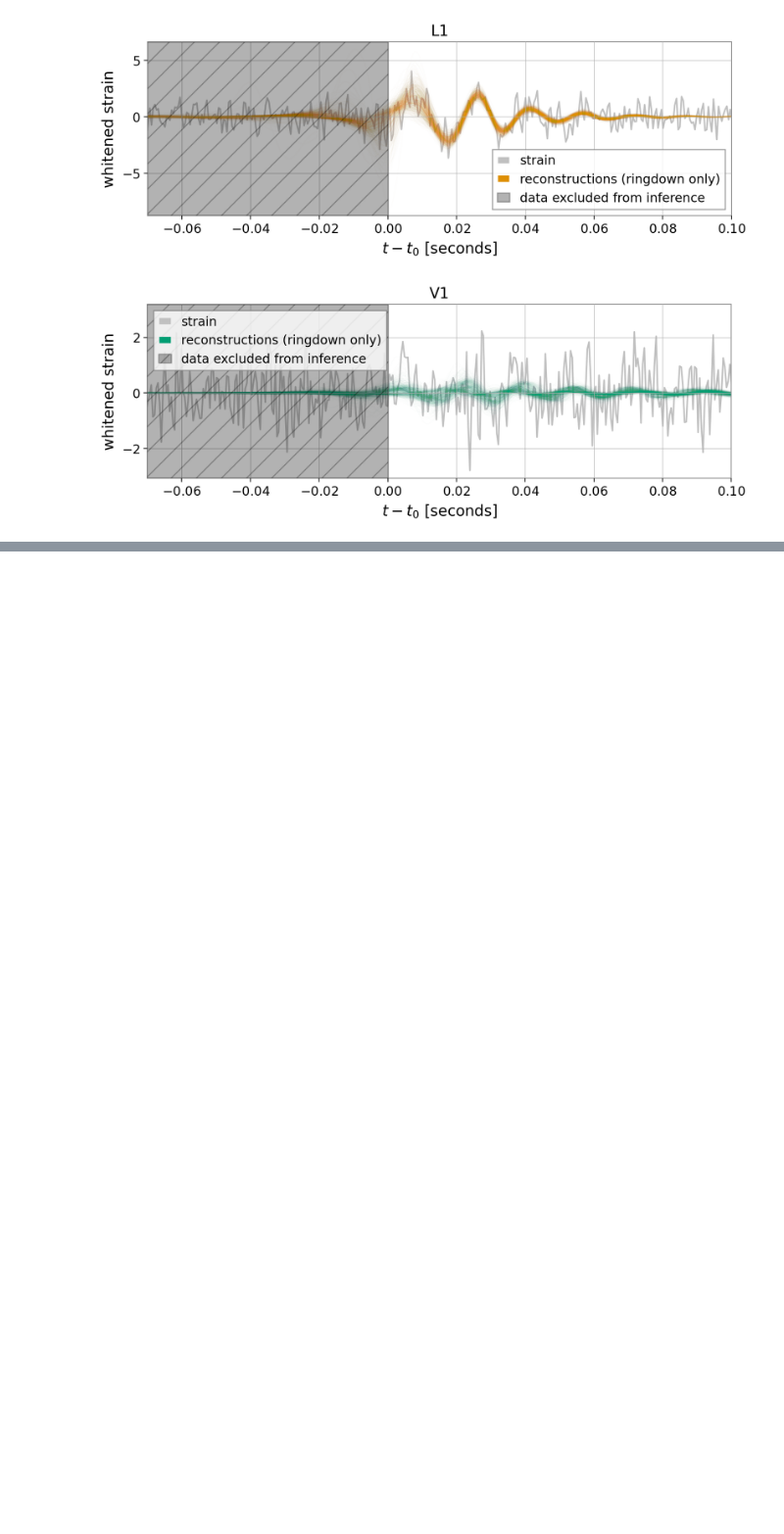
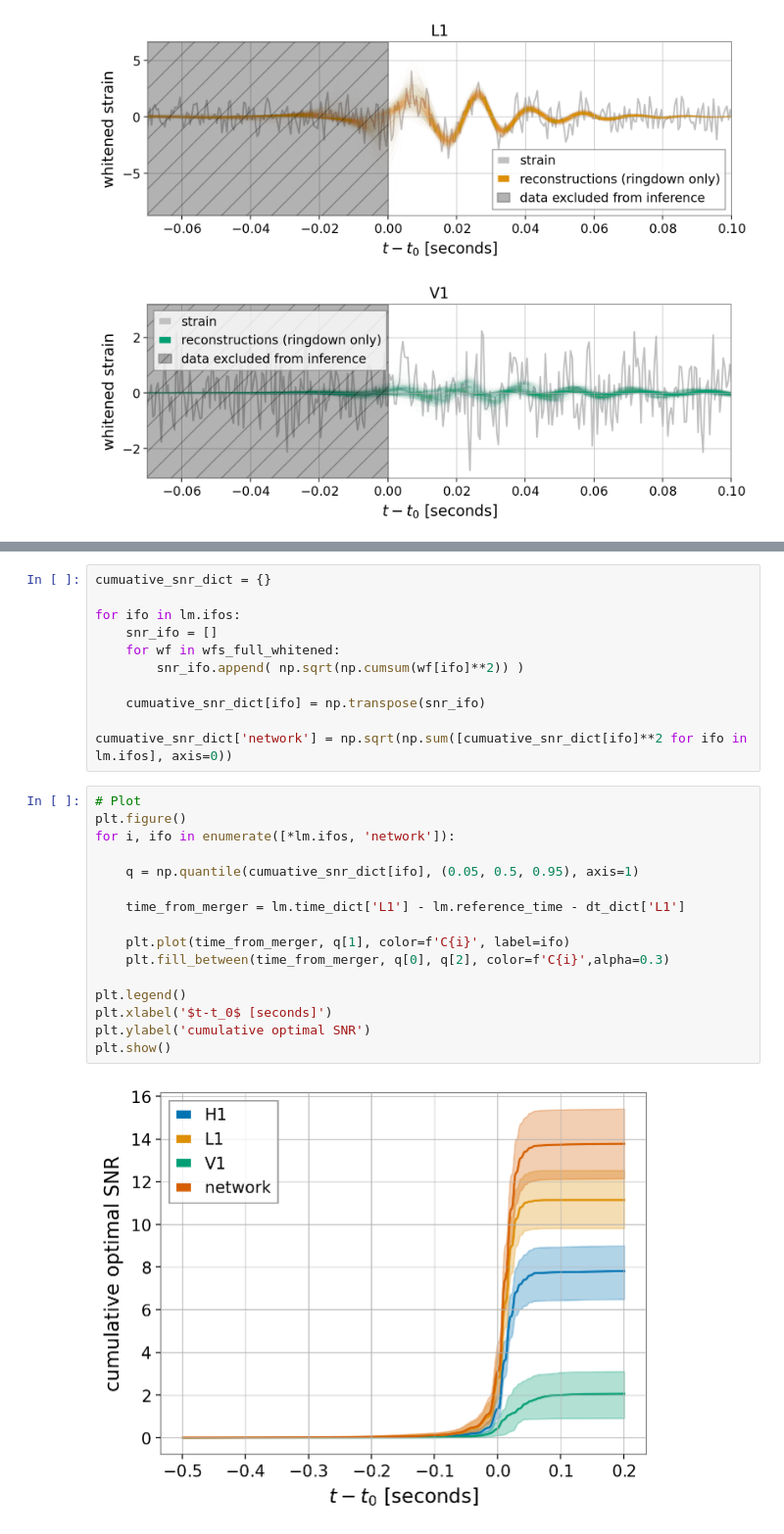
Before and after one commit to simonajmiller/tdinf, a Jupyter notebook: examples/GW190521/GW190521_plot_results.ipynb, the cells around one changed output, grey strips where cells are left out. Shown at 98% size. Saved outputs shown, nothing was run; the diff lists cells and outputs as text; blank space fills up the shorter version.

```diff
--- a/examples/GW190521/GW190521_plot_results.ipynb
+++ b/examples/GW190521/GW190521_plot_results.ipynb
@@ -147,0 +194,29 @@ for i, ifo in enumerate(lm.ifos):
+# %%
+cumuative_snr_dict = {}
+
+for ifo in lm.ifos:
+    snr_ifo = []
+    for wf in wfs_full_whitened:
+        snr_ifo.append( np.sqrt(np.cumsum(wf[ifo]**2)) )
+
+    cumuative_snr_dict[ifo] = np.transpose(snr_ifo)
+
+cumuative_snr_dict['network'] = np.sqrt(np.sum([cumuative_snr_dict[ifo]**2 for ifo in lm.ifos], axis=0))
+# %%
+# Plot
+plt.figure()
+for i, ifo in enumerate([*lm.ifos, 'network']):
+
+    q = np.quantile(cumuative_snr_dict[ifo], (0.05, 0.5, 0.95), axis=1)
+
+    time_from_merger = lm.time_dict['L1'] - lm.reference_time - dt_dict['L1']
+
+    plt.plot(time_from_merger, q[1], color=f'C{i}', label=ifo)
+    plt.fill_between(time_from_merger, q[0], q[2], color=f'C{i}',alpha=0.3)
+
+plt.legend()
+plt.xlabel('$t-t_0$ [seconds]')
+plt.ylabel('cumulative optimal SNR')
+plt.show()
+# %% [output]
+[figure, added]
```
Also changed, not shown: parts of 5 cells of this notebook.
